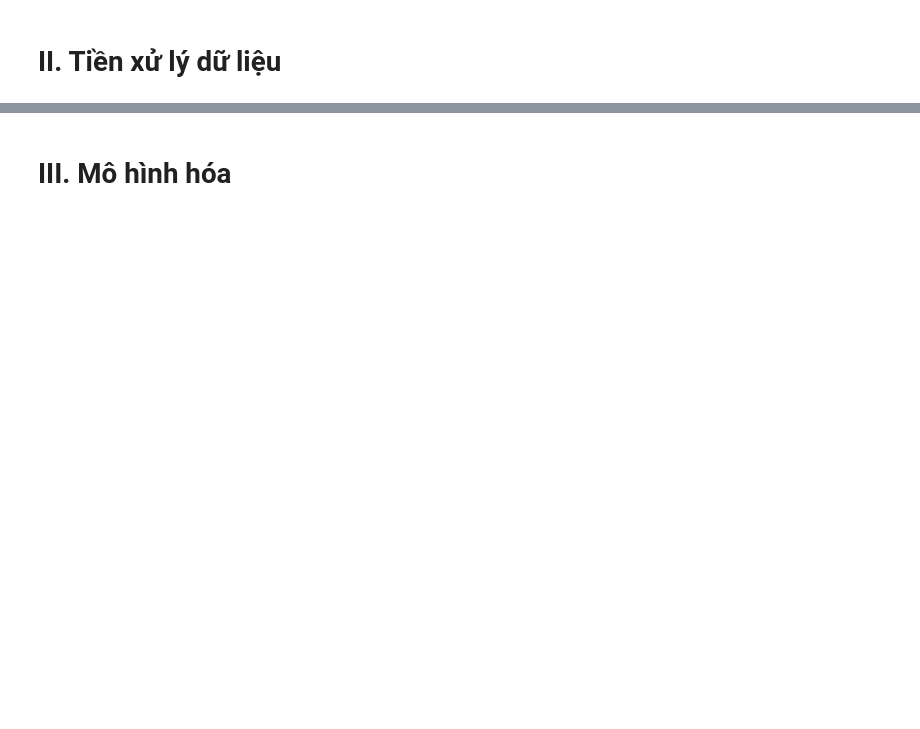
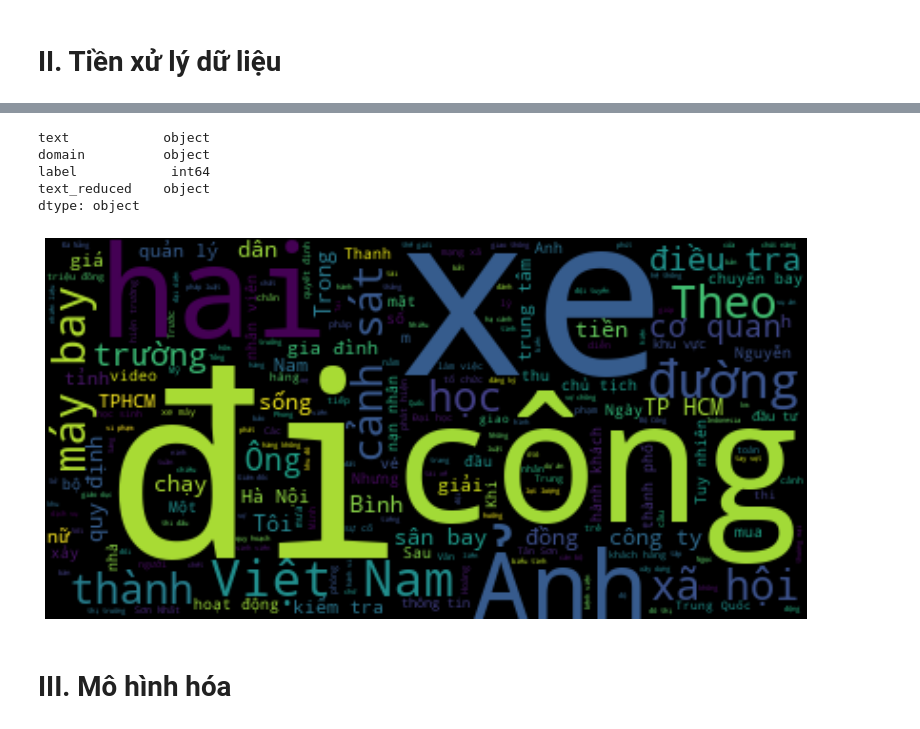
Before and after one commit to LeKiet258/DS-Project03-Fake-News-Detection, a Jupyter notebook: Project_3.ipynb, the cells around one changed output, grey strips where cells are left out. Cells and saved outputs as stored; diff of their text form; code cells hidden in the pictures; blank space fills up the shorter version.

```diff
--- a/Project_3.ipynb
+++ b/Project_3.ipynb
@@ -35,0 +66,19 @@ news_df.head()
+# %%
+news_text = news_df['text'].copy()
+
+# Bỏ đường dẫn
+news_text = news_text.apply(lambda text: re.sub(r'http(s?)\S+.', '', text))
+
+# Bỏ ký tự đặc biệt
+news_text = news_text.apply(lambda text: re.sub(r'[$^*&@#/!.\'‘’\"“”–+-=()%]', '', text))
+news_text = news_text.apply(lambda text: re.sub(r'\r\n', ' ', text))
+
+# Tokenize
+news_text = news_text.apply(word_tokenize) # sử dụng hàm word_tokenize của thư viện underthesea
+
+# Loại bỏ stopwords
+news_text = news_text.apply(lambda words: [word for word in words if word not in stopwords])
+
+# Thêm cột mới vào df ban đầu
+news_df['text_reduced'] = news_text
+news_df.head()
@@ -36,2 +92,22 @@ news_df.head()
+# %%
+news_df.dtypes
+# %% [output]
+text            object
+domain          object
+label            int64
+text_reduced    object
+dtype: object
+# %%
+fake_news = news_df.loc[news_df['label'] == 0]
+text = ' '.join(fake_news['text_reduced'].explode())
+
+wordcloud = WordCloud().generate(text)
+
+plt.figure(figsize=(20,7))
+plt.imshow(wordcloud, interpolation='bilinear')
+plt.axis("off")
+plt.show()
+# %% [output]
+[figure, added]
 # %% [markdown]
 # III. Mô hình hóa
```
Also changed, not shown: parts of 10 cells of this notebook.
